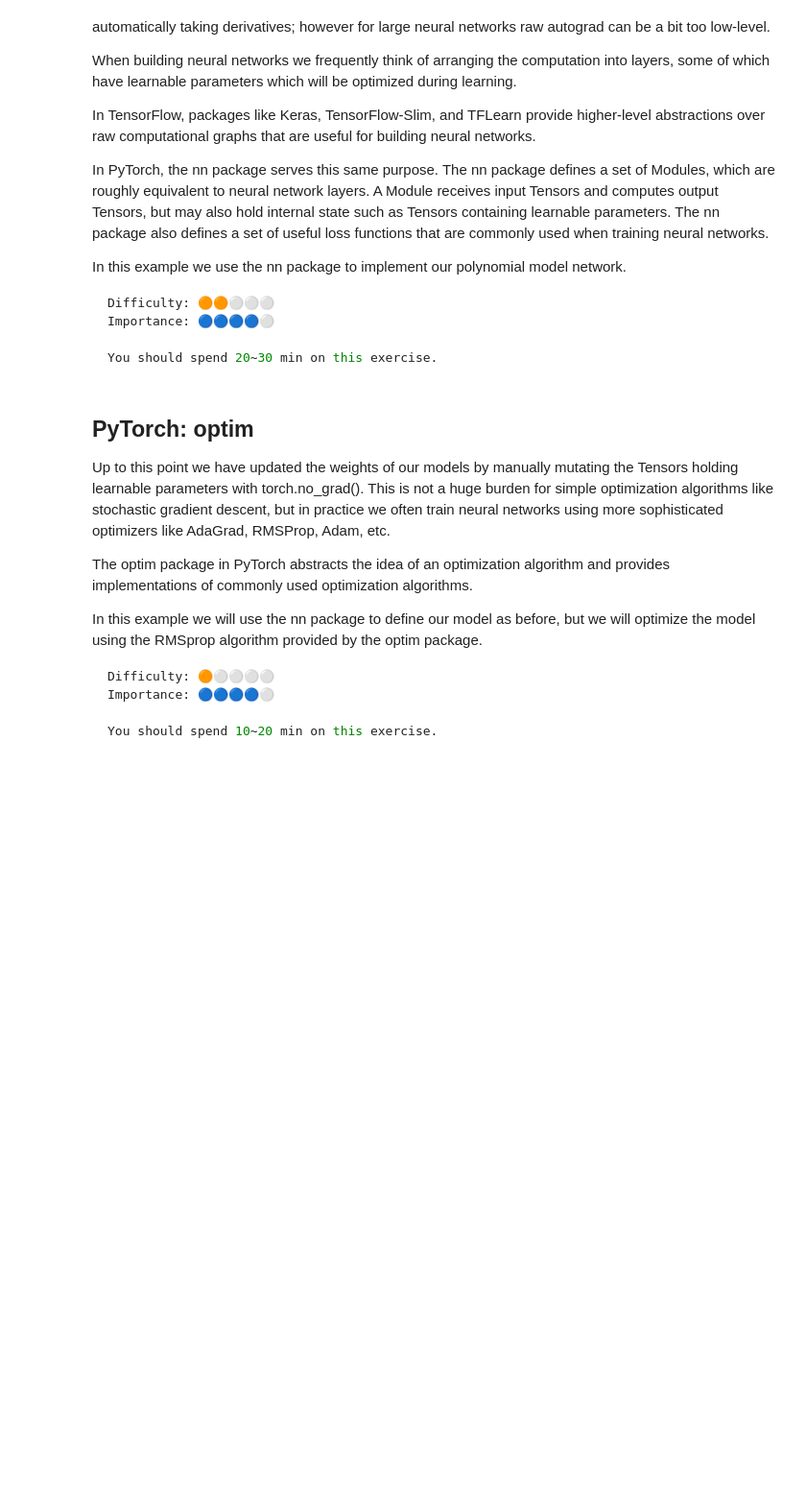
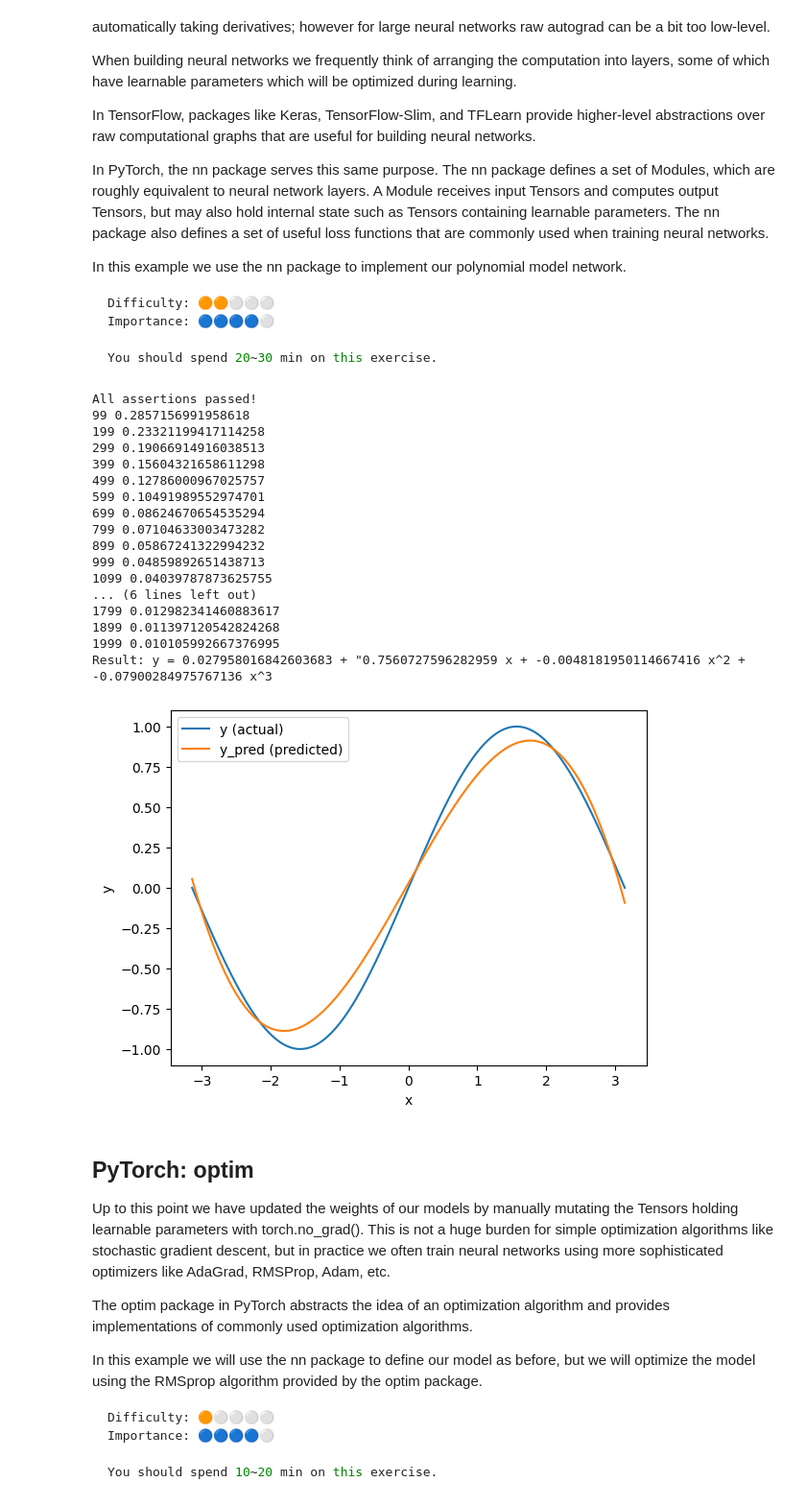
Before and after one commit to jwfiredragon/ml4good_colab, a Jupyter notebook: workshops/pytorch_tuto/pytorch_tuto.ipynb, the cells around one changed output. Shown at 96% size. Saved outputs shown, nothing was run; the diff lists cells and outputs as text; code cells hidden in the pictures; blank space fills up the shorter version.

```diff
--- a/workshops/pytorch_tuto/pytorch_tuto.ipynb
+++ b/workshops/pytorch_tuto/pytorch_tuto.ipynb
@@ -320,12 +389,12 @@ powers_of_x = x.unsqueeze(-1).pow(powers)
 
 # First part of the exercise: complete the shapes of the tensors above.
 assert x.shape == (1000,)
-assert x.unsqueeze(-1).shape == ...
-assert powers.shape == ...
+assert x.unsqueeze(-1).shape == (1000,1)
+assert powers.shape == (3,)
 # For the last case, broadcasting semantics will apply to obtain a tensor
 # Broadasting rules (if needed): https://numpy.org/doc/stable/user/basics.broadcasting.html
 # Make sure you understand this one enough to explain it to someone else (do it!).
-assert powers_of_x.shape == ...
+assert powers_of_x.shape == (1000,3)
 print("All assertions passed!")
 
 
@@ -365,34 +434,53 @@ for t in range(epochs):
     # values of y, and the loss function returns a Tensor containing the
     # loss.
     loss = loss_fn(predicted_y, true_y)
     if t % 100 == 99:
         print(t, loss.item())
 
     # Zero the gradients before running the backward pass.
     model.zero_grad()
 
     # Backward pass: compute gradient of the loss with respect to all the learnable
     # parameters of the model. Internally, the parameters of each Module are stored
     # in Tensors with requires_grad=True, so this call will compute gradients for
     # all learnable parameters in the model.
     loss.backward()
 
     # Update the weights using gradient descent. Each parameter is a Tensor, so
     # we can access its gradients like we did before.
     with torch.no_grad():
         for param in model.parameters():
-            param -= ...
+            param -= learning_rate * param.grad
 
 # You can access the first layer of `model` like accessing the first item of a list
 linear_layer = model[0]
 
 # For linear layer, its parameters are stored as `weight` and `bias`.
 print(
     f'Result: y = {linear_layer.bias.item()} + "{linear_layer.weight[:, 0].item()} x + {linear_layer.weight[:, 1].item()} x^2 + {linear_layer.weight[:, 2].item()} x^3'
 )
 
 # Check with the plot!
 plot(predicted_y.detach(), true_y, x)
+# %% [output]
+All assertions passed!
+99 0.2857156991958618
+199 0.23321199417114258
+299 0.19066914916038513
+399 0.15604321658611298
+499 0.12786000967025757
+599 0.10491989552974701
+699 0.08624670654535294
+799 0.07104633003473282
+899 0.05867241322994232
+999 0.04859892651438713
+1099 0.04039787873625755
+... (6 lines left out)
+1799 0.012982341460883617
+1899 0.011397120542824268
+1999 0.010105992667376995
+Result: y = 0.027958016842603683 + "0.7560727596282959 x + -0.0048181950114667416 x^2 + -0.07900284975767136 x^3
+[figure, added]
 # %% [markdown]
 ## PyTorch: optim
 Up to this point we have updated the weights of our models by manually mutating the Tensors holding learnable parameters with torch.no_grad(). This is not a huge burden for simple optimization algorithms like stochastic gradient descent, but in practice we often train neural networks using more sophisticated optimizers like AdaGrad, RMSProp, Adam, etc.
```
Also changed, not shown: parts of 5 cells of this notebook.
